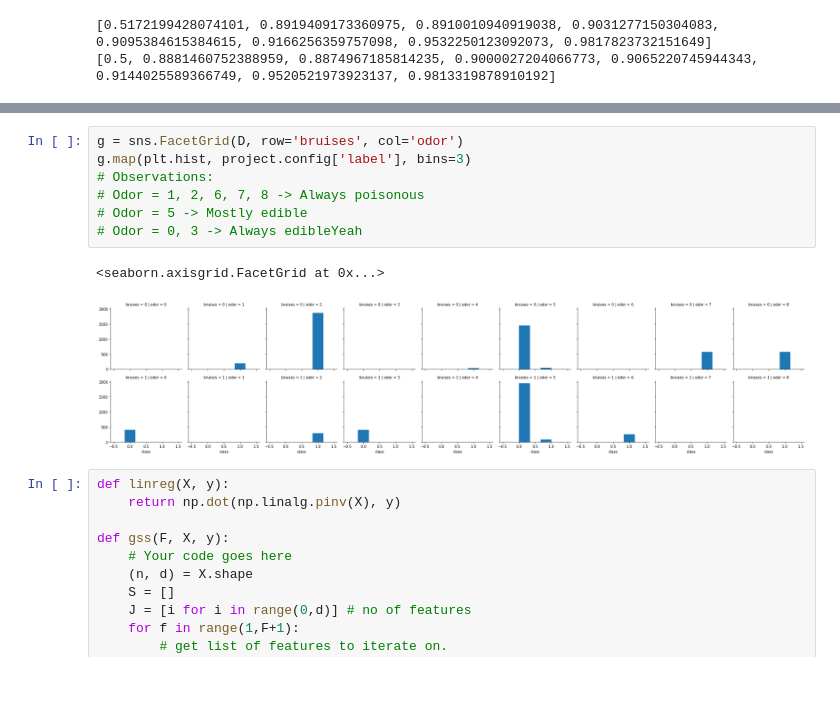
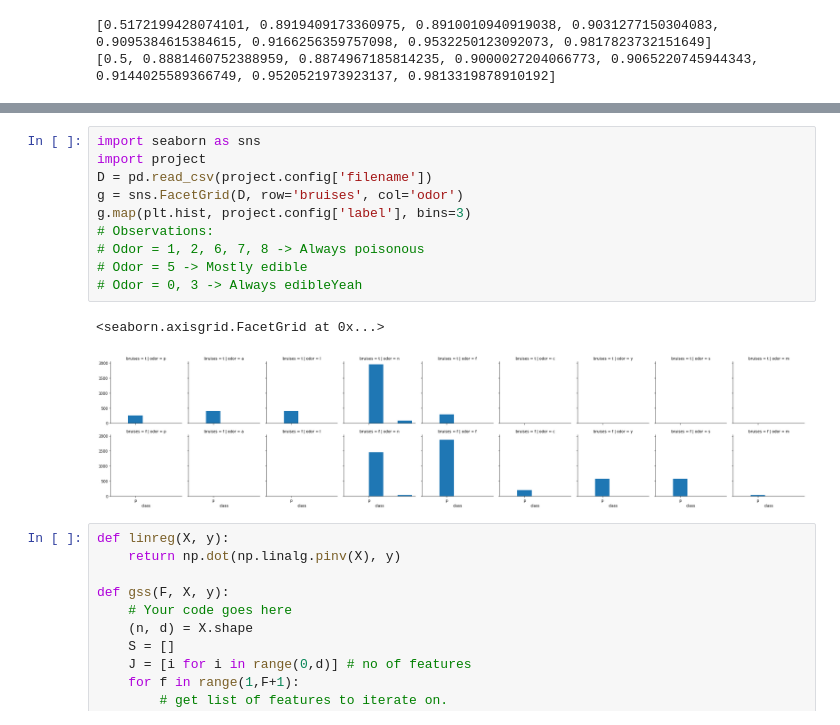
Before and after one commit to ishaansaxena/MushroomIdentification, a Jupyter notebook: notebook.ipynb, the cells around one changed output, grey strips where cells are left out. Drawn from its saved outputs; the diff is of its cells as text; blank space fills up the shorter version.

```diff
--- a/notebook.ipynb
+++ b/notebook.ipynb
@@ -106,13 +108,16 @@ NameError: name 'plt' is not defined
 # %%
+import seaborn as sns
+import project
+D = pd.read_csv(project.config['filename'])
 g = sns.FacetGrid(D, row='bruises', col='odor')
 g.map(plt.hist, project.config['label'], bins=3)
 # Observations:
 # Odor = 1, 2, 6, 7, 8 -> Always poisonous
 # Odor = 5 -> Mostly edible
 # Odor = 0, 3 -> Always edibleYeah
 # %% [output]
 <seaborn.axisgrid.FacetGrid at 0x...>
-[figure, old version]
+[figure, new version]
 # %%
 def linreg(X, y):
     return np.dot(np.linalg.pinv(X), y)
```
Also changed, not shown: parts of 2 cells of this notebook, 8 other files.
